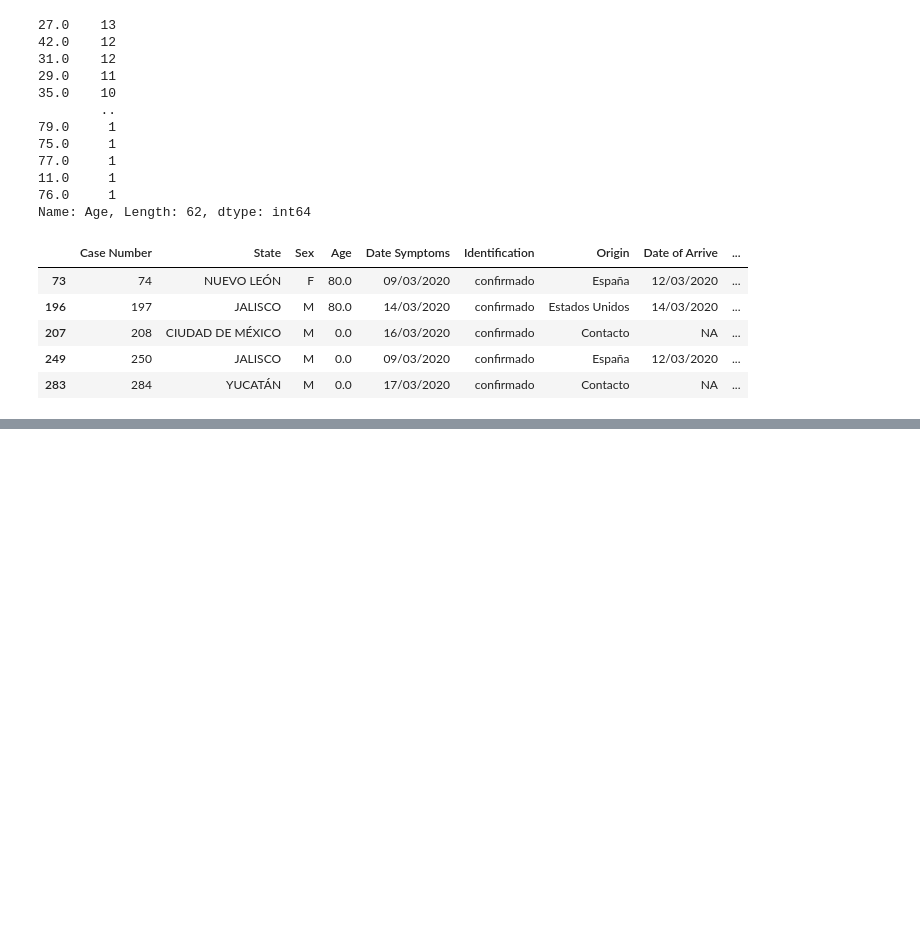
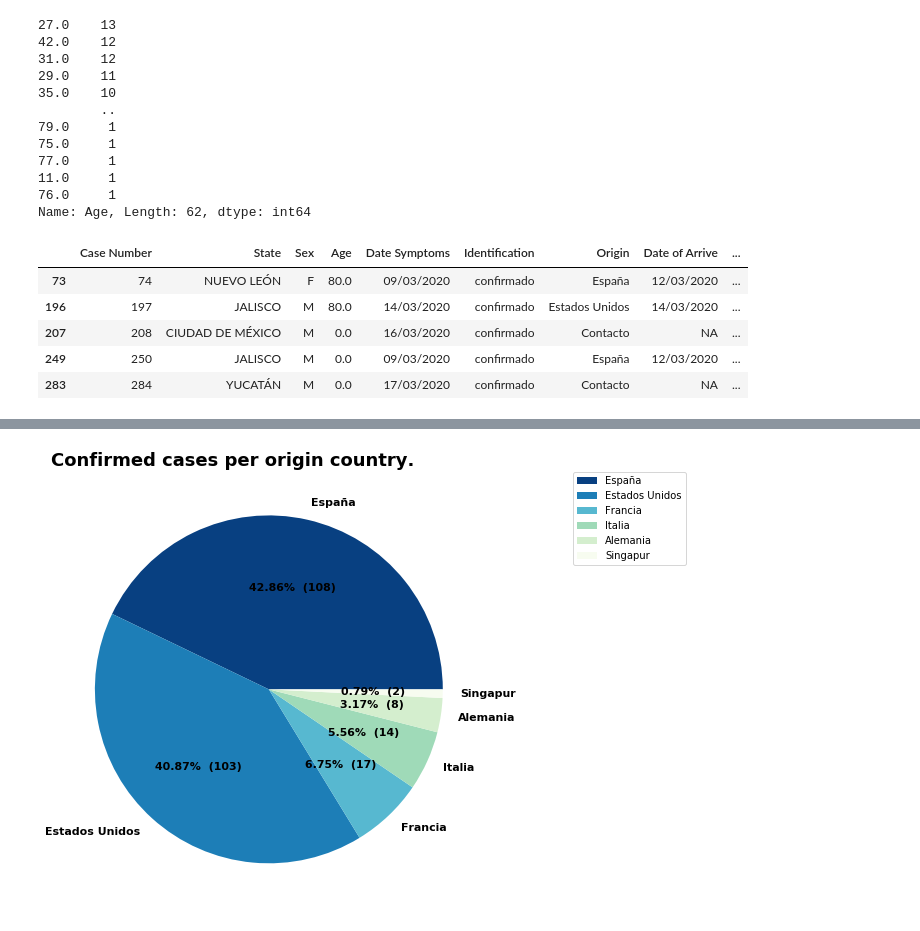
Before and after one commit to CarlosDNieto/COVID-19, a Jupyter notebook: COVID-19_MEXICO.ipynb, the cells around one changed output, grey strips where cells are left out. Cells and saved outputs as stored; diff of their text form; code cells hidden in the pictures; blank space fills up the shorter version.

Commit message:
added confirmed by origin country

```diff
--- a/COVID-19_MEXICO.ipynb
+++ b/COVID-19_MEXICO.ipynb
@@ -312,0 +315,18 @@ plt.show()
+# %%
+# pie chart of confirmed cases per origin country
+
+origin_df = pd.DataFrame(df[df['Origin']!='Contacto']['Origin'].value_counts())
+ix = origin_df.index.to_list()
+origin_df = pd.DataFrame(df['Origin'].value_counts(),
+                        index = pd.Index(ix,name='Origin'))
+origin_df = origin_df.rename({'Origin':'Confirmed'},axis=1)
+origin_df.plot.pie(subplots=True, figsize=(8, 8), colormap='GnBu_r',
+                   autopct=lambda p : '{:.2f}%  ({:,.0f})'.format(p,p * sum(origin_df['Confirmed'])/100),
+                  textprops={'fontsize': 11, 'fontweight':'bold'})
+plt.legend(bbox_to_anchor=(1.2, 1), loc='upper left',borderaxespad=0.)
+plt.ylabel(None)
+plt.title('Confirmed cases per origin country.', size=18,fontweight='bold',loc='left')
+plt.savefig('figs\confirmed_origin.png',bbox_inches = 'tight')
+plt.show()
+# %% [output]
+[figure, added]
```
Also changed, not shown: parts of 3 cells of this notebook, 4 other files.
